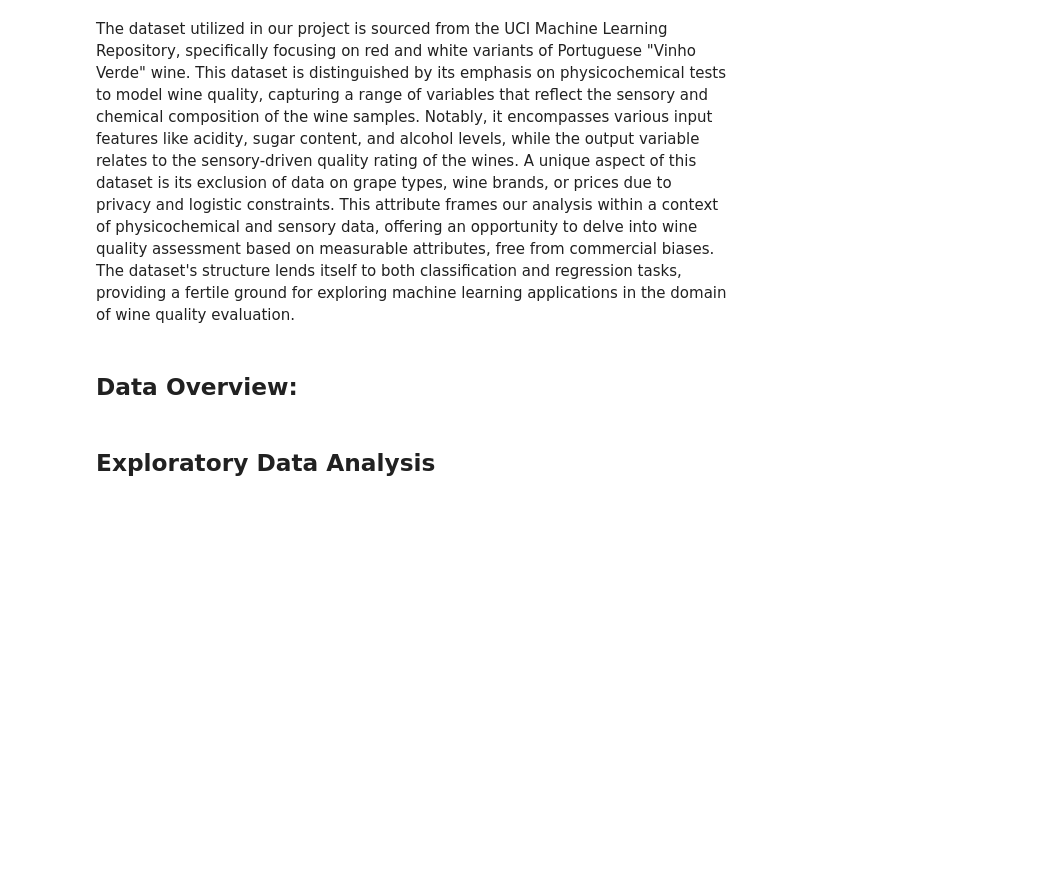
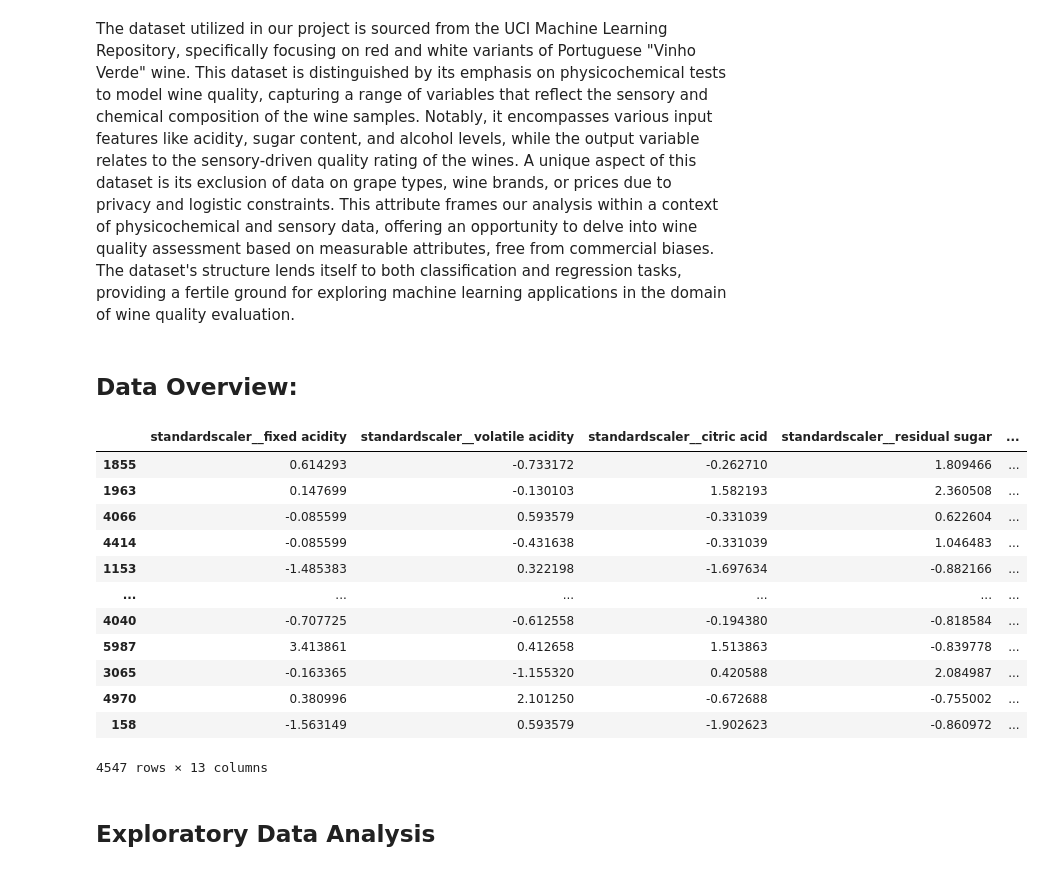
Before and after one commit to UBC-MDS/2023-DSCI522-Group22, a Jupyter notebook: notebooks/wine_color_classification_report.ipynb, the cells around one changed output. Cells and saved outputs as stored; diff of their text form; code cells hidden in the pictures; blank space fills up the shorter version.

```diff
--- a/notebooks/wine_color_classification_report.ipynb
+++ b/notebooks/wine_color_classification_report.ipynb
@@ -64,6 +64,23 @@ df_red = pd.read_csv("../data/raw/winequality-red.csv", sep = ";")
 df_white['color'] = 'white'
 df_red['color'] = 'red'
 df_wine = pd.concat([df_white, df_red], ignore_index=True)
+# %%
+import pandas as pd
+pd.read_csv("../data/processed/scaled_wine_train.csv", index_col='Unnamed: 0')
+# %% [output]
+|  | standardscaler__fixed acidity | standardscaler__volatile acidity | standardscaler__citric acid | standardscaler__residual sugar | ... |
+| 1855 | 0.614293 | -0.733172 | -0.262710 | 1.809466 | ... |
+| 1963 | 0.147699 | -0.130103 | 1.582193 | 2.360508 | ... |
+| 4066 | -0.085599 | 0.593579 | -0.331039 | 0.622604 | ... |
+| 4414 | -0.085599 | -0.431638 | -0.331039 | 1.046483 | ... |
+| 1153 | -1.485383 | 0.322198 | -1.697634 | -0.882166 | ... |
+| ... | ... | ... | ... | ... | ... |
+| 4040 | -0.707725 | -0.612558 | -0.194380 | -0.818584 | ... |
+| 5987 | 3.413861 | 0.412658 | 1.513863 | -0.839778 | ... |
+| 3065 | -0.163365 | -1.155320 | 0.420588 | 2.084987 | ... |
+| 4970 | 0.380996 | 2.101250 | -0.672688 | -0.755002 | ... |
+| 158 | -1.563149 | 0.593579 | -1.902623 | -0.860972 | ... |
+4547 rows × 13 columns
 # %%
 # Splitting the dataframe into train and test portions with a random seed set to ensure reproducibility
 np.random.seed(522)
```
Also changed, not shown: parts of 1 cell of this notebook, 7 other files.
